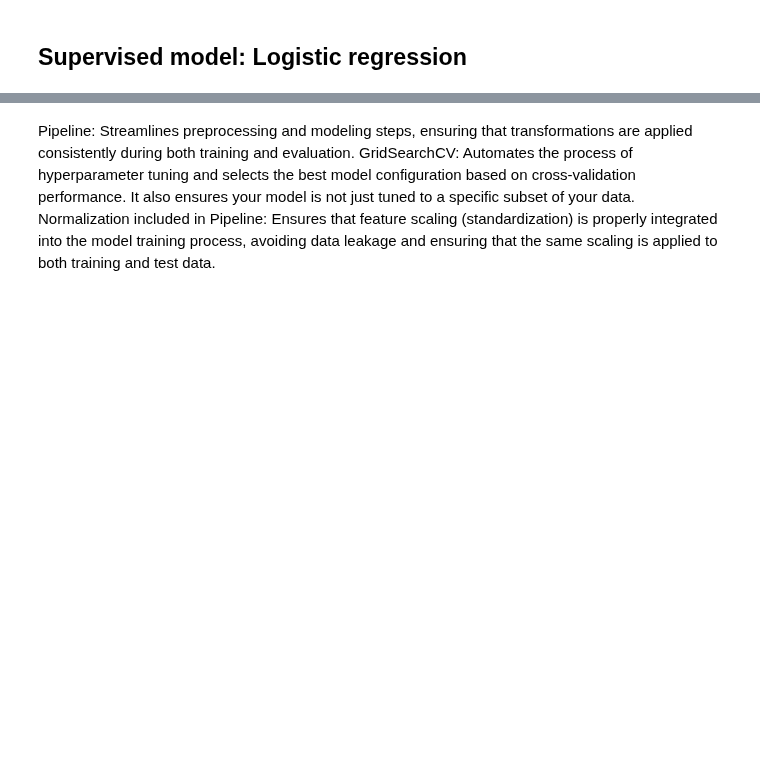
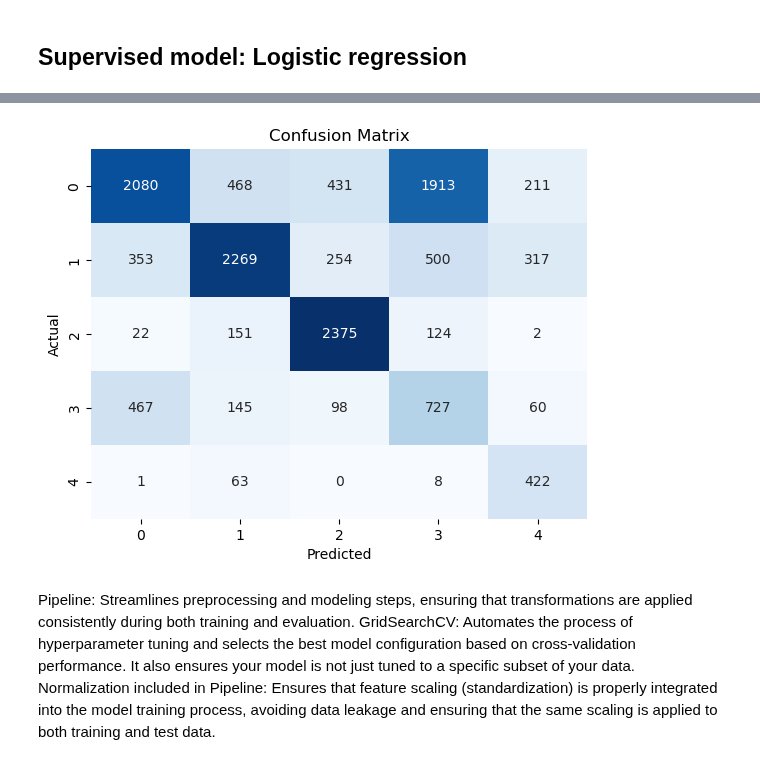
Before and after one commit to GeorgRis/Innlevering_INFO282, a Jupyter notebook: preprocess.ipynb, the cells around one changed output, grey strips where cells are left out. Drawn from its saved outputs; the diff is of its cells as text; code cells hidden in the pictures; blank space fills up the shorter version.

```diff
--- a/preprocess.ipynb
+++ b/preprocess.ipynb
@@ -492,0 +543,29 @@ model = LogisticRegression()
+# %%
+# Selecting features and the target variable for the classification task
+features = [
+    'Startposisjon bredde', 'Startposisjon lengde', 'Havdybde start', 'Varighet',
+    'Stopposisjon bredde', 'Stopposisjon lengde', 'Havdybde stopp', 'Trekkavstand',
+    'Redskap FDIR (kode)', 'Rundvekt', 'Month', 'Bredde', 'Fartøylengde'
+]
+X = df[features]  # Input features
+y = df['Hovedart FAO']  # Target variable for prediction
+# %%
+# Splitting the dataset into training and testing sets with an 80-20 split
+X_train, X_test, y_train, y_test = train_test_split(X, y, test_size=0.2, random_state=42)
+
+# Scaling the features for logistic regression
+scaler = StandardScaler()
+X_train_scaled = scaler.fit_transform(X_train)
+
+# Apply the same scaling transformation to the test data (X_test)
+# Transform the test data using the parameters learned from the training data
+X_test_scaled = scaler.transform(X_test)
+
+
+# Creating and training the logistic regression model
+# Balancing the class weights to account for class imbalance in the dataset
+model = LogisticRegression(class_weight='balanced')
+model.fit(X_train_scaled, y_train)
+
+# Making predictions on the testing set
+y_pred = model.predict(X_test_scaled)
@@ -493,3 +597,15 @@ model = LogisticRegression()
+# %%
+# Compute the confusion matrix to evaluate the accuracy of a classification
+cm = confusion_matrix(y_test, y_pred)
+
+# Visualize the confusion matrix using a heatmap for better interpretability
+sns.heatmap(cm, annot=True, fmt='d', cmap='Blues', cbar=False)  # 'cbar=False' disables the color bar
+plt.xlabel('Predicted')  # the x-axis
+plt.ylabel('Actual')  # the y-axis
+plt.title('Confusion Matrix')
+plt.show()
+# %% [output]
+[figure, added]
 # %% [markdown]
 Pipeline: Streamlines preprocessing and modeling steps, ensuring that transformations are applied consistently during both training and evaluation.
 GridSearchCV: Automates the process of hyperparameter tuning and selects the best model configuration based on cross-validation performance. It also ensures your model is not just tuned to a specific subset of your data.
```
Also changed, not shown: parts of 19 cells of this notebook, 1 other file.
